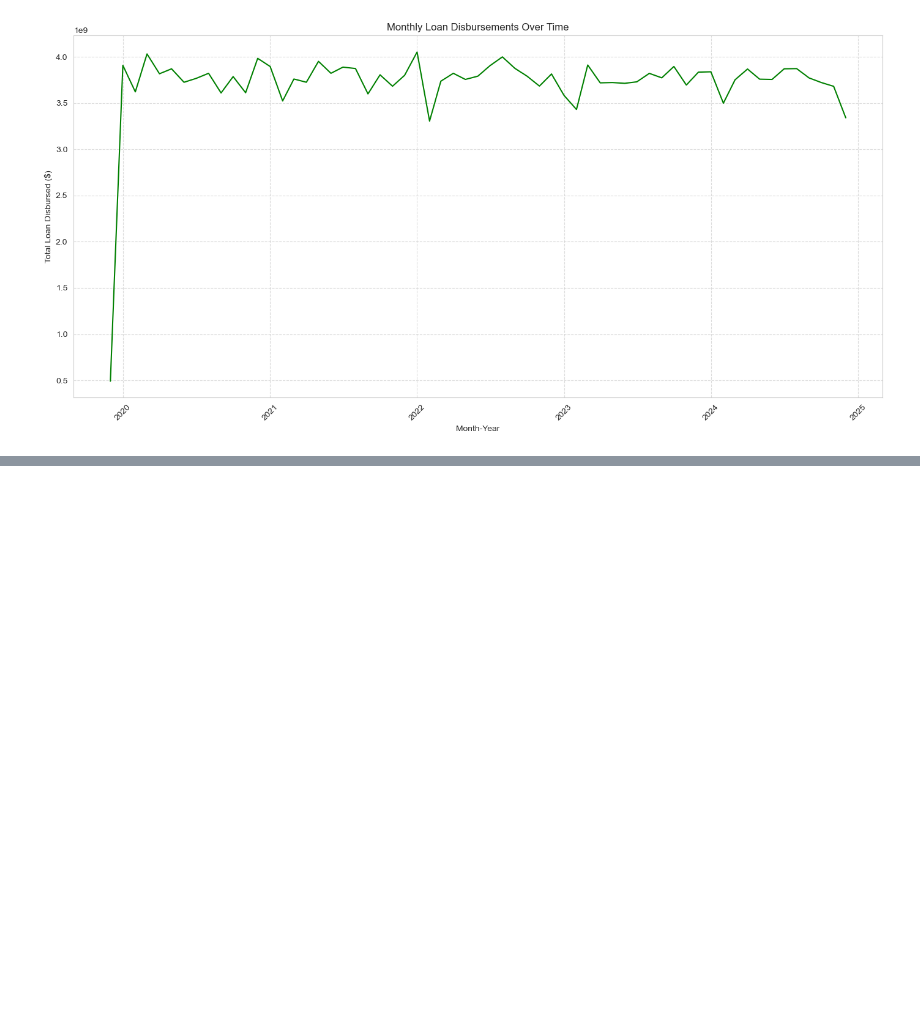
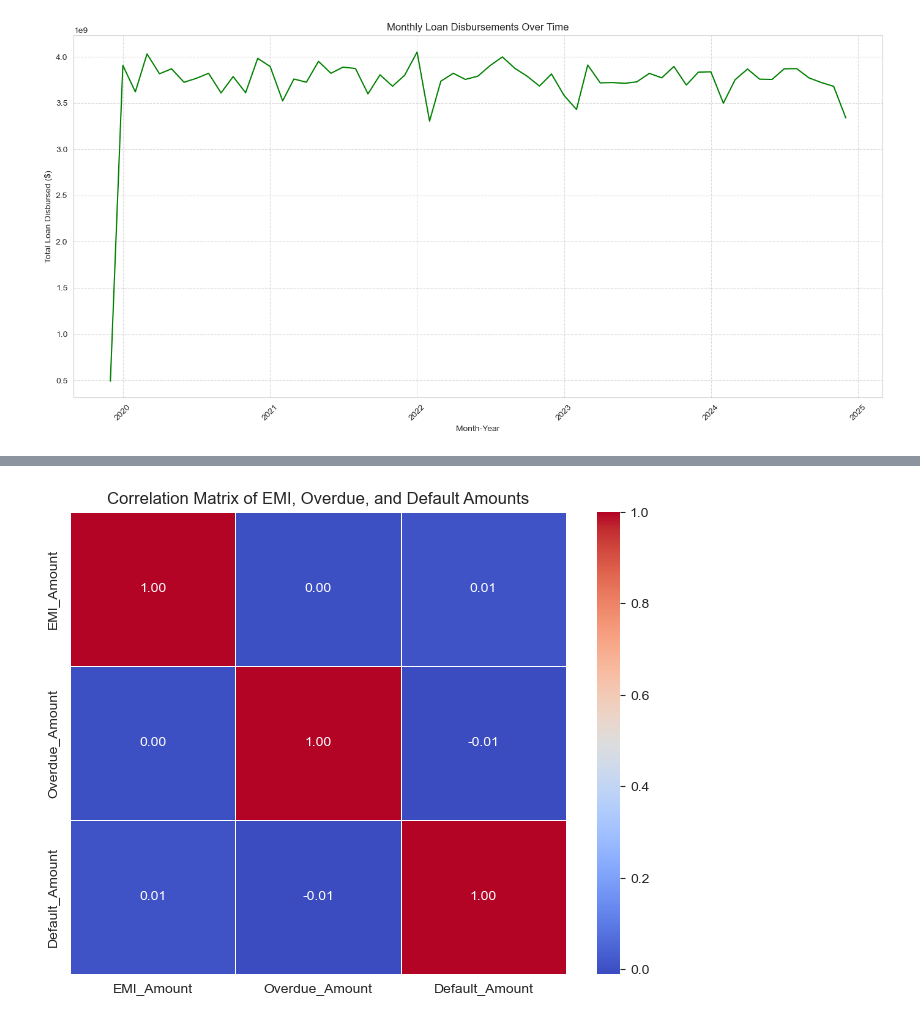
Before and after one commit to nisithasadangi/hv_assignment_28M_12A, a Jupyter notebook: assignment.ipynb, the cells around one changed output, grey strips where cells are left out. Saved outputs shown, nothing was run; the diff lists cells and outputs as text; code cells hidden in the pictures; blank space fills up the shorter version.

```diff
--- a/assignment.ipynb
+++ b/assignment.ipynb
@@ -575,0 +612,11 @@ plt.show()
+# %%
+# Merge df_defaults with correlation_df to include 'Default_Amount'
+# Use a left merge to keep all loans and add default amount where applicable
+correlation_financial_df = pd.merge(correlation_df, df_defaults[['Loan_ID', 'Default_Amount']], on='Loan_ID', how='left')
+
+# Select relevant columns for correlation
+financial_correlation_columns = ['EMI_Amount', 'Overdue_Amount', 'Default_Amount']
+financial_correlation_matrix = correlation_financial_df[financial_correlation_columns].corr()
+
+print('Correlation Matrix for Financial Specifics:')
+display(financial_correlation_matrix)
@@ -575,0 +629,8 @@ plt.show()
+# %%
+# Visualize the correlation matrix for financial specifics
+plt.figure(figsize=(8, 6))
+sns.heatmap(financial_correlation_matrix, annot=True, cmap='coolwarm', fmt='.2f', linewidths=.5)
+plt.title('Correlation Matrix of EMI, Overdue, and Default Amounts')
+plt.show()
+# %% [output]
+[figure, added]
```
Also changed, not shown: parts of 4 cells of this notebook.
